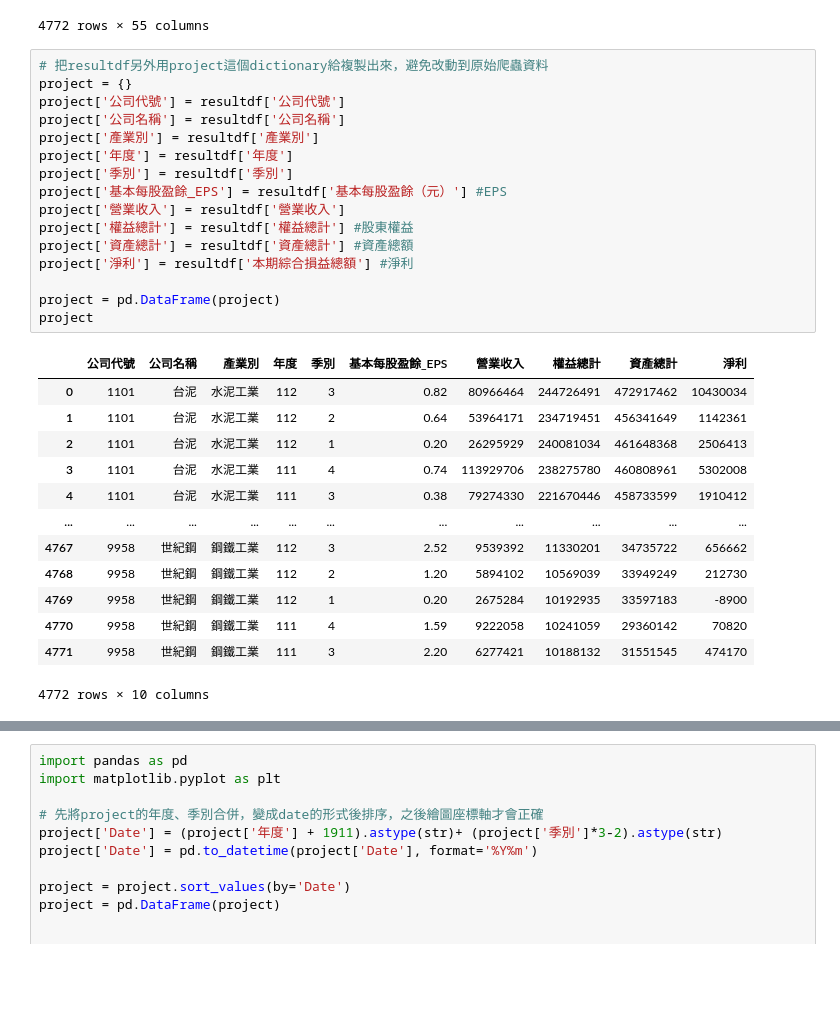
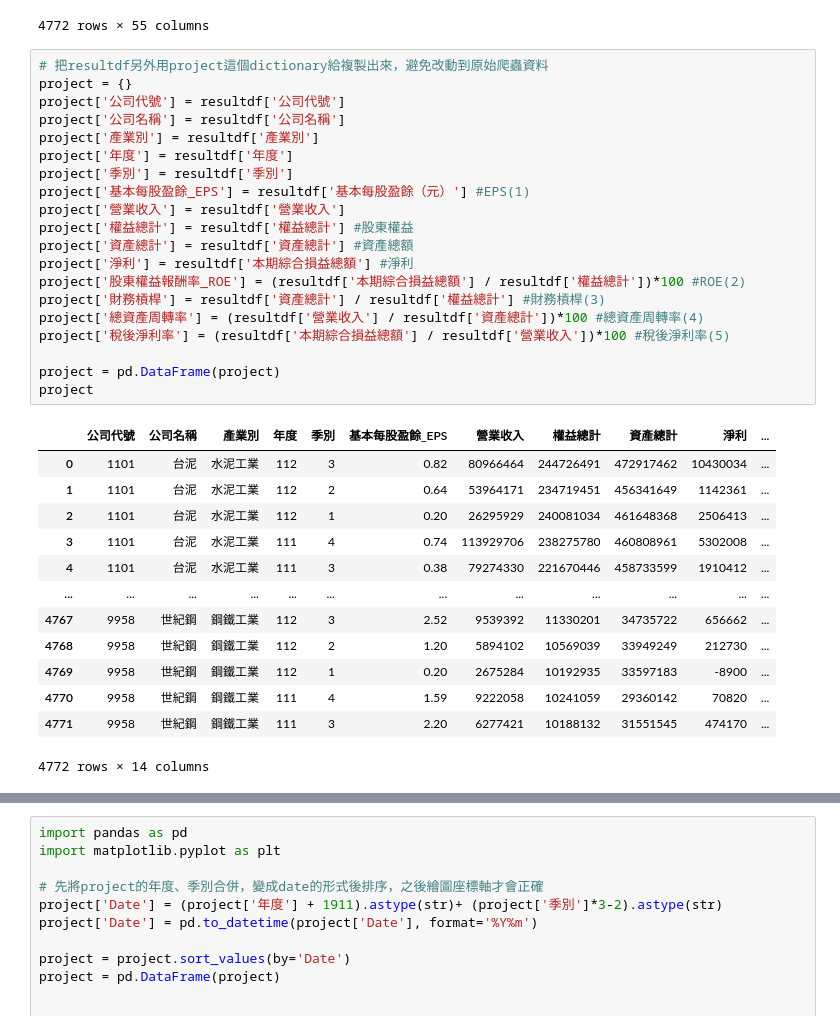
Before and after one commit to e19931107/ccClub_stock_analysis, a Jupyter notebook: Project/1223新增產業別.ipynb, the cells around one changed output, grey strips where cells are left out. Drawn from its saved outputs; the diff is of its cells as text; blank space fills up the shorter version.

```diff
--- a/Project/1223新增產業別.ipynb
+++ b/Project/1223新增產業別.ipynb
@@ -45,33 +45,37 @@ resultdf
 # %%
 # 把resultdf另外用project這個dictionary給複製出來，避免改動到原始爬蟲資料
 project = {}
 project['公司代號'] = resultdf['公司代號']
 project['公司名稱'] = resultdf['公司名稱']
 project['產業別'] = resultdf['產業別']
 project['年度'] = resultdf['年度']
 project['季別'] = resultdf['季別']
-project['基本每股盈餘_EPS'] = resultdf['基本每股盈餘（元）'] #EPS
+project['基本每股盈餘_EPS'] = resultdf['基本每股盈餘（元）'] #EPS(1)
 project['營業收入'] = resultdf['營業收入']
 project['權益總計'] = resultdf['權益總計'] #股東權益
 project['資產總計'] = resultdf['資產總計'] #資產總額
 project['淨利'] = resultdf['本期綜合損益總額'] #淨利
+project['股東權益報酬率_ROE'] = (resultdf['本期綜合損益總額'] / resultdf['權益總計'])*100 #ROE(2)
+project['財務槓桿'] = resultdf['資產總計'] / resultdf['權益總計'] #財務槓桿(3)
+project['總資產周轉率'] = (resultdf['營業收入'] / resultdf['資產總計'])*100 #總資產周轉率(4)
+project['稅後淨利率'] = (resultdf['本期綜合損益總額'] / resultdf['營業收入'])*100 #稅後淨利率(5)
 
 project = pd.DataFrame(project)
 project
 # %% [output]
-|  | 公司代號 | 公司名稱 | 產業別 | 年度 | 季別 | 基本每股盈餘_EPS | 營業收入 | 權益總計 | 資產總計 | 淨利 |
-| 0 | 1101 | 台泥 | 水泥工業 | 112 | 3 | 0.82 | 80966464 | 244726491 | 472917462 | 10430034 |
-| 1 | 1101 | 台泥 | 水泥工業 | 112 | 2 | 0.64 | 53964171 | 234719451 | 456341649 | 1142361 |
-| 2 | 1101 | 台泥 | 水泥工業 | 112 | 1 | 0.20 | 26295929 | 240081034 | 461648368 | 2506413 |
-| 3 | 1101 | 台泥 | 水泥工業 | 111 | 4 | 0.74 | 113929706 | 238275780 | 460808961 | 5302008 |
-| 4 | 1101 | 台泥 | 水泥工業 | 111 | 3 | 0.38 | 79274330 | 221670446 | 458733599 | 1910412 |
-| ... | ... | ... | ... | ... | ... | ... | ... | ... | ... | ... |
-| 4767 | 9958 | 世紀鋼 | 鋼鐵工業 | 112 | 3 | 2.52 | 9539392 | 11330201 | 34735722 | 656662 |
-| 4768 | 9958 | 世紀鋼 | 鋼鐵工業 | 112 | 2 | 1.20 | 5894102 | 10569039 | 33949249 | 212730 |
-| 4769 | 9958 | 世紀鋼 | 鋼鐵工業 | 112 | 1 | 0.20 | 2675284 | 10192935 | 33597183 | -8900 |
-| 4770 | 9958 | 世紀鋼 | 鋼鐵工業 | 111 | 4 | 1.59 | 9222058 | 10241059 | 29360142 | 70820 |
-| 4771 | 9958 | 世紀鋼 | 鋼鐵工業 | 111 | 3 | 2.20 | 6277421 | 10188132 | 31551545 | 474170 |
+|  | 公司代號 | 公司名稱 | 產業別 | 年度 | 季別 | 基本每股盈餘_EPS | 營業收入 | 權益總計 | 資產總計 | 淨利 | ... |
+| 0 | 1101 | 台泥 | 水泥工業 | 112 | 3 | 0.82 | 80966464 | 244726491 | 472917462 | 10430034 | ... |
+| 1 | 1101 | 台泥 | 水泥工業 | 112 | 2 | 0.64 | 53964171 | 234719451 | 456341649 | 1142361 | ... |
+| 2 | 1101 | 台泥 | 水泥工業 | 112 | 1 | 0.20 | 26295929 | 240081034 | 461648368 | 2506413 | ... |
+| 3 | 1101 | 台泥 | 水泥工業 | 111 | 4 | 0.74 | 113929706 | 238275780 | 460808961 | 5302008 | ... |
+| 4 | 1101 | 台泥 | 水泥工業 | 111 | 3 | 0.38 | 79274330 | 221670446 | 458733599 | 1910412 | ... |
+| ... | ... | ... | ... | ... | ... | ... | ... | ... | ... | ... | ... |
+| 4767 | 9958 | 世紀鋼 | 鋼鐵工業 | 112 | 3 | 2.52 | 9539392 | 11330201 | 34735722 | 656662 | ... |
+| 4768 | 9958 | 世紀鋼 | 鋼鐵工業 | 112 | 2 | 1.20 | 5894102 | 10569039 | 33949249 | 212730 | ... |
+| 4769 | 9958 | 世紀鋼 | 鋼鐵工業 | 112 | 1 | 0.20 | 2675284 | 10192935 | 33597183 | -8900 | ... |
+| 4770 | 9958 | 世紀鋼 | 鋼鐵工業 | 111 | 4 | 1.59 | 9222058 | 10241059 | 29360142 | 70820 | ... |
+| 4771 | 9958 | 世紀鋼 | 鋼鐵工業 | 111 | 3 | 2.20 | 6277421 | 10188132 | 31551545 | 474170 | ... |
-4772 rows × 10 columns
+4772 rows × 14 columns
 # %%
 # dataset1
 import pandas as pd
```
Also changed, not shown: parts of 1 cell of this notebook.
